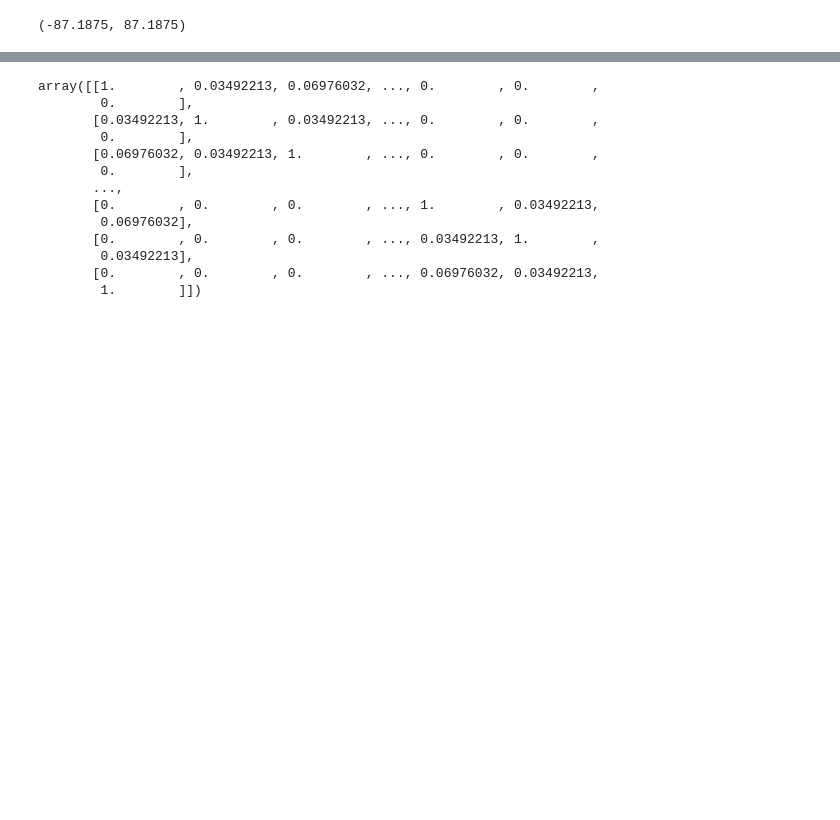
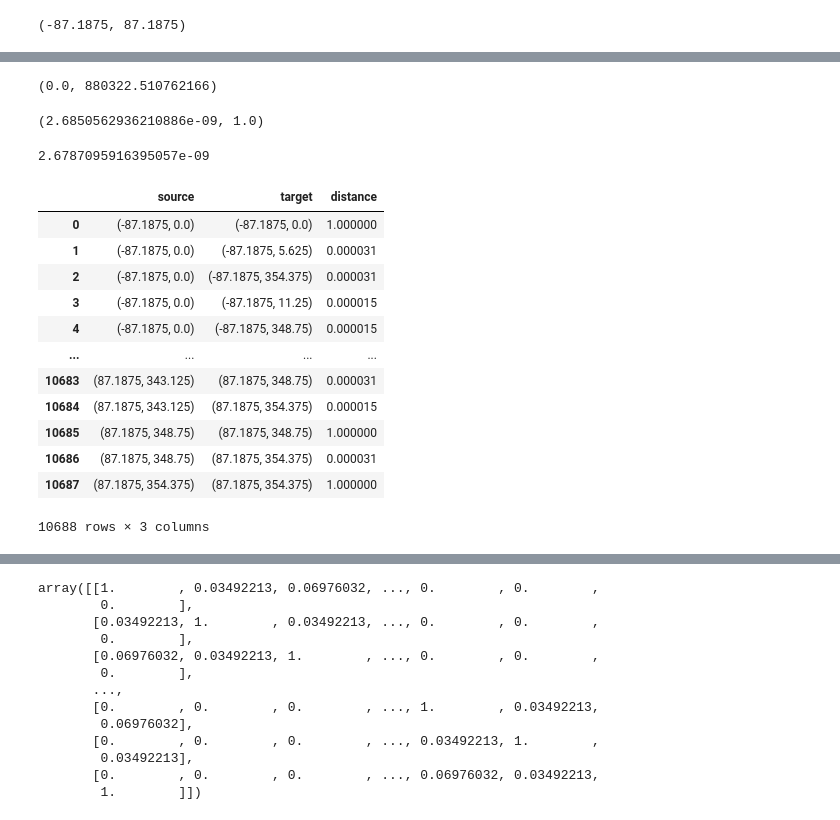
Before and after one commit to ArturasCH/WeatherPrediction, a Jupyter notebook: graph_creation.ipynb, the cells around one changed output, grey strips where cells are left out. Saved outputs shown, nothing was run; the diff lists cells and outputs as text; code cells hidden in the pictures; blank space fills up the shorter version.

```diff
--- a/graph_creation.ipynb
+++ b/graph_creation.ipynb
@@ -224,3 +244,7 @@ adj_distances = nx.to_numpy_array(sphere_graph, dtype=dtype, weight=None)
 # %%
 min, max =adj_distances['distance'].min(), adj_distances['distance'].max()
 normalized_distances = (adj_distances['distance'] - min) / (max - min)
+# %%
+adj_distances['distance'].min(), adj_distances['distance'][adj_distances['distance'] != 882408.2705029473].max()
+# %% [output]
+(0.0, 880322.510762166)
@@ -226,0 +264,39 @@ normalized_distances = (adj_distances['distance'] - min) / (max - min)
+# %%
+second_min, max = normalzed_distance_weights[normalzed_distance_weights != 0].min(), normalzed_distance_weights.max()
+second_min, max
+# %% [output]
+(2.6850562936210886e-09, 1.0)
+# %%
+first_min = (percentage * second_min) / 100
+
+first_min
+# %% [output]
+2.6787095916395057e-09
+# %%
+edge_frame = nx.to_pandas_edgelist(sphere_graph)
+dist = edge_frame['distance'].values
+inverted_dist = 1 / dist
+inverted_dist[inverted_dist == np.inf] = 1
+min, max = inverted_dist.min(), inverted_dist.max()
+normed_dist_weigts = (inverted_dist - min) / (max - min)
+
+second_min, norm_max = normed_dist_weigts[normed_dist_weigts != 0].min(), normed_dist_weigts.max()
+first_min = (percentage * second_min) / 100
+normed_dist_weigts[normed_dist_weigts == 0] = first_min
+normed_dist_weigts
+edge_frame['distance'] = normed_dist_weigts
+edge_frame
+# %% [output]
+|  | source | target | distance |
+| 0 | (-87.1875, 0.0) | (-87.1875, 0.0) | 1.000000 |
+| 1 | (-87.1875, 0.0) | (-87.1875, 5.625) | 0.000031 |
+| 2 | (-87.1875, 0.0) | (-87.1875, 354.375) | 0.000031 |
+| 3 | (-87.1875, 0.0) | (-87.1875, 11.25) | 0.000015 |
+| 4 | (-87.1875, 0.0) | (-87.1875, 348.75) | 0.000015 |
+| ... | ... | ... | ... |
+| 10683 | (87.1875, 343.125) | (87.1875, 348.75) | 0.000031 |
+| 10684 | (87.1875, 343.125) | (87.1875, 354.375) | 0.000015 |
+| 10685 | (87.1875, 348.75) | (87.1875, 348.75) | 1.000000 |
+| 10686 | (87.1875, 348.75) | (87.1875, 354.375) | 0.000031 |
+| 10687 | (87.1875, 354.375) | (87.1875, 354.375) | 1.000000 |
+10688 rows × 3 columns
```
Also changed, not shown: parts of 18 cells of this notebook, 2 other files.
